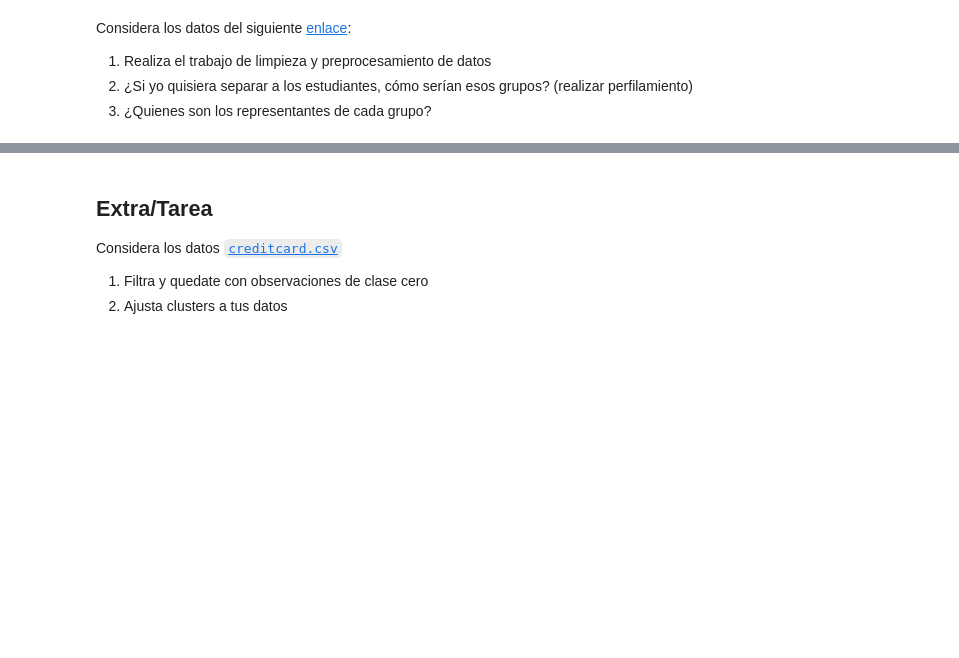
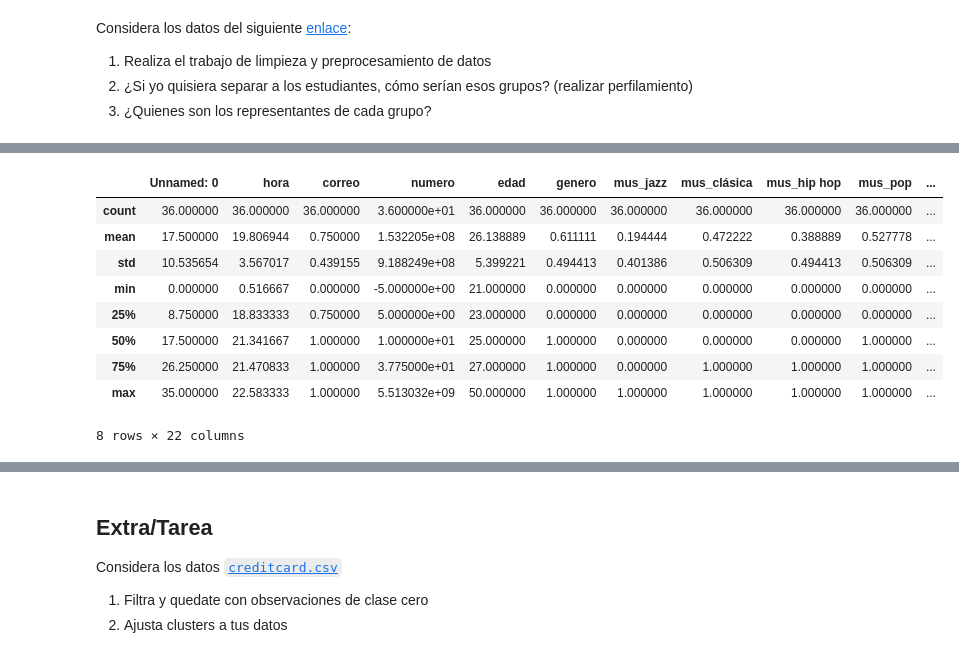
Before and after one commit to DanielEduardoLopez/DEVF-MachineLearning, a Jupyter notebook: Challenge_7_KMeans.ipynb, the cells around one changed output, grey strips where cells are left out. Cells and saved outputs as stored; diff of their text form; code cells hidden in the pictures; blank space fills up the shorter version.

```diff
--- a/Challenge_7_KMeans.ipynb
+++ b/Challenge_7_KMeans.ipynb
@@ -513,0 +611,13 @@ Considera los datos del siguiente [enlace](https://docs.google.com/spreadsheets/
+# %%
+df.describe()
+# %% [output]
+|  | Unnamed: 0 | hora | correo | numero | edad | genero | mus_jazz | mus_clásica | mus_hip hop | mus_pop | ... |
+| count | 36.000000 | 36.000000 | 36.000000 | 3.600000e+01 | 36.000000 | 36.000000 | 36.000000 | 36.000000 | 36.000000 | 36.000000 | ... |
+| mean | 17.500000 | 19.806944 | 0.750000 | 1.532205e+08 | 26.138889 | 0.611111 | 0.194444 | 0.472222 | 0.388889 | 0.527778 | ... |
+| std | 10.535654 | 3.567017 | 0.439155 | 9.188249e+08 | 5.399221 | 0.494413 | 0.401386 | 0.506309 | 0.494413 | 0.506309 | ... |
+| min | 0.000000 | 0.516667 | 0.000000 | -5.000000e+00 | 21.000000 | 0.000000 | 0.000000 | 0.000000 | 0.000000 | 0.000000 | ... |
+| 25% | 8.750000 | 18.833333 | 0.750000 | 5.000000e+00 | 23.000000 | 0.000000 | 0.000000 | 0.000000 | 0.000000 | 0.000000 | ... |
+| 50% | 17.500000 | 21.341667 | 1.000000 | 1.000000e+01 | 25.000000 | 1.000000 | 0.000000 | 0.000000 | 0.000000 | 1.000000 | ... |
+| 75% | 26.250000 | 21.470833 | 1.000000 | 3.775000e+01 | 27.000000 | 1.000000 | 0.000000 | 1.000000 | 1.000000 | 1.000000 | ... |
+| max | 35.000000 | 22.583333 | 1.000000 | 5.513032e+09 | 50.000000 | 1.000000 | 1.000000 | 1.000000 | 1.000000 | 1.000000 | ... |
+8 rows × 22 columns
```
Also changed, not shown: parts of 35 cells of this notebook.
